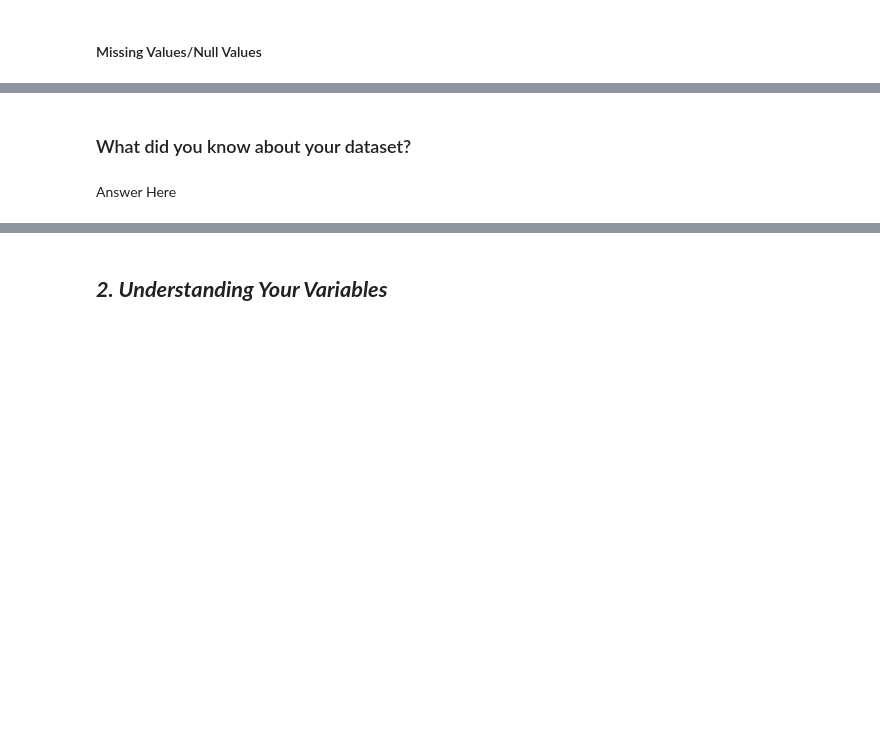
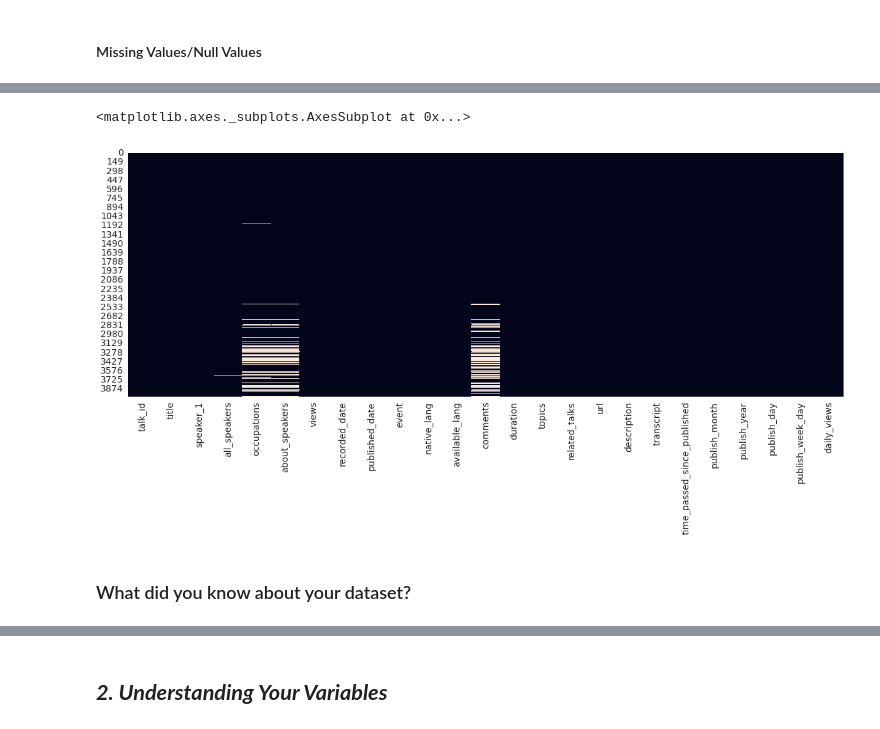
Before and after one commit to rajathAgalkote/TedTalksViewsPrediction_MLRegression, a Jupyter notebook: TED_Talks_Prediction_Regression_ML.ipynb, the cells around one changed output, grey strips where cells are left out. Drawn from its saved outputs; the diff is of its cells as text; code cells hidden in the pictures; blank space fills up the shorter version.

```diff
--- a/TED_Talks_Prediction_Regression_ML.ipynb
+++ b/TED_Talks_Prediction_Regression_ML.ipynb
@@ -113,3 +120,5 @@ sns.set_style('darkgrid')
 plt.rcParams['font.size'] = 14
 plt.rcParams['figure.figsize'] = (7,4)
 plt.rcParams['figure.facecolor'] = '#00000000'
+plt.rcParams['image.cmap'] = 'plasma'
+plt.rcParams["figure.autolayout"] = True
@@ -120,3 +137,5 @@ plt.rcParams['figure.facecolor'] = '#00000000'
+# %%
+raw_data = pd.read_csv("/content/drive/My Drive/AlmaBetter/Project_Regression/data_ted_talks.csv")
 # %% [markdown]
 ### Dataset First View
 # %%
@@ -140,6 +221,10 @@ plt.rcParams['figure.facecolor'] = '#00000000'
 # %%
 # Visualizing the missing values
+
+plt.figure(figsize=(20,7))
+sns.heatmap(raw_data.isnull(), cbar=False)
+# %% [output]
+<matplotlib.axes._subplots.AxesSubplot at 0x...>
+[figure, added]
 # %% [markdown]
 ### What did you know about your dataset?
-# %% [markdown]
-Answer Here
```
Also changed, not shown: parts of 41 cells of this notebook.
